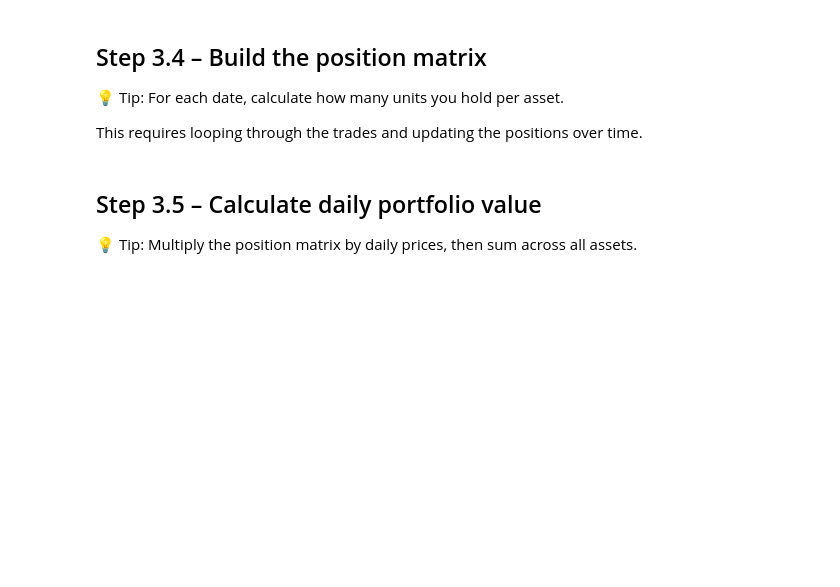
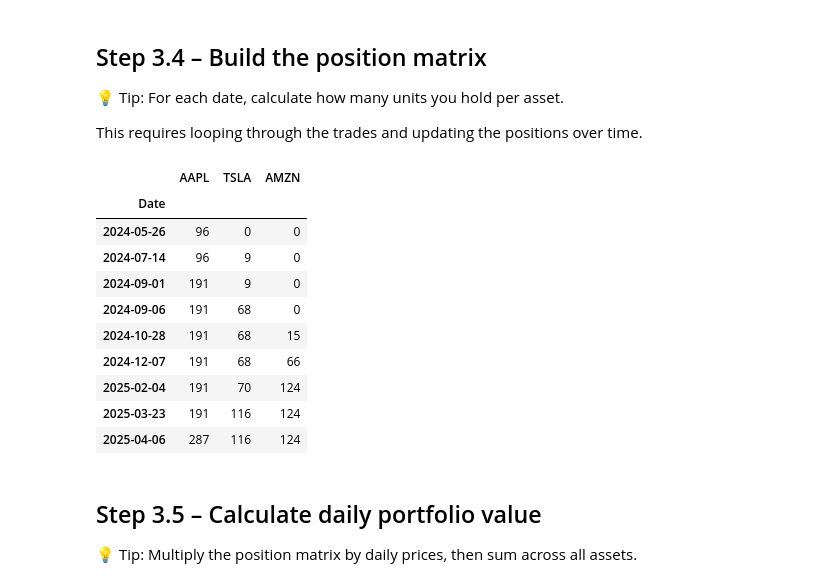
Before and after one commit to HertzWolf/AeternaCapital-Software, a Jupyter notebook: 3.Data_manipulation.ipynb, the cells around one changed output. Drawn from its saved outputs; the diff is of its cells as text; code cells hidden in the pictures; blank space fills up the shorter version.

```diff
--- a/3.Data_manipulation.ipynb
+++ b/3.Data_manipulation.ipynb
@@ -55,8 +79,33 @@ Make sure you define the start and end dates!
 This requires looping through the trades and updating the positions over time.
 # %%
 # 💡 Tip: Create a DataFrame with zeros, loop over trades, adjust quantities
+price_data = df[["Date", "Asset", "Price"]]
 
+daily_prices = price_data.groupby(["Date", "Asset"]).last().reset_index()
+
+price_matrix = daily_prices.pivot(index="Date", columns="Asset", values="Price")
+
+position_matrix = pd.DataFrame(0, index=price_matrix.index, columns=df["Asset"].unique())
+
+for _, trade in df.iterrows():
+    date = trade["Date"]
+    asset = trade["Asset"]
+    qty = trade["Quantity"]
+    position_matrix.loc[date:, asset] += qty
 # YOUR CODE HERE
+position_matrix
+# %% [output]
+|  | AAPL | TSLA | AMZN |
+| Date |  |  |  |
+| 2024-05-26 | 96 | 0 | 0 |
+| 2024-07-14 | 96 | 9 | 0 |
+| 2024-09-01 | 191 | 9 | 0 |
+| 2024-09-06 | 191 | 68 | 0 |
+| 2024-10-28 | 191 | 68 | 15 |
+| 2024-12-07 | 191 | 68 | 66 |
+| 2025-02-04 | 191 | 70 | 124 |
+| 2025-03-23 | 191 | 116 | 124 |
+| 2025-04-06 | 287 | 116 | 124 |
 # %% [markdown]
 ## Step 3.5 – Calculate daily portfolio value
 
```
Also changed, not shown: parts of 7 cells of this notebook.
